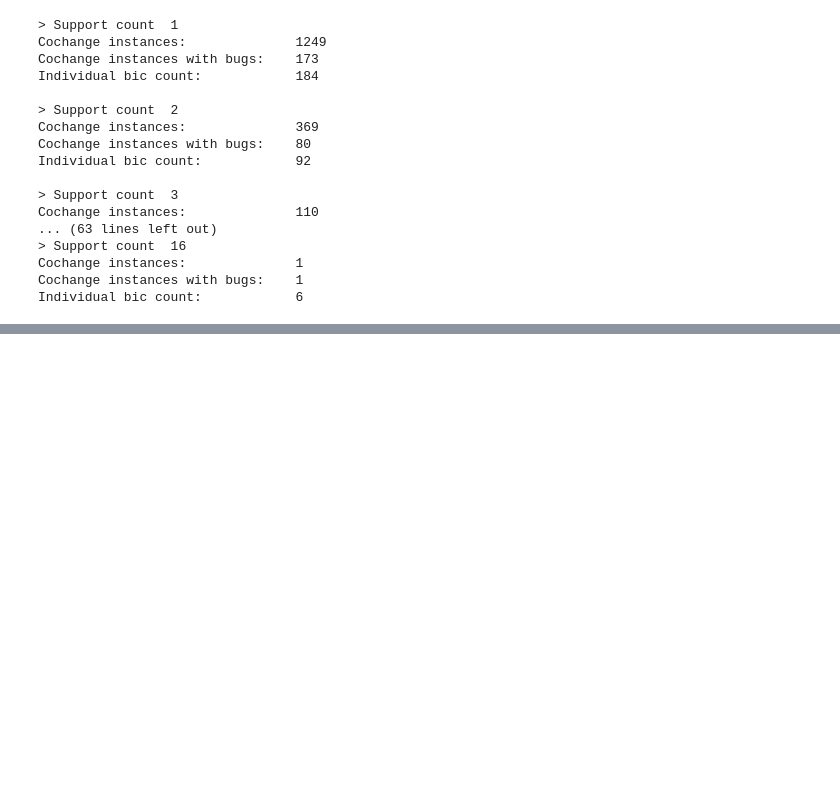
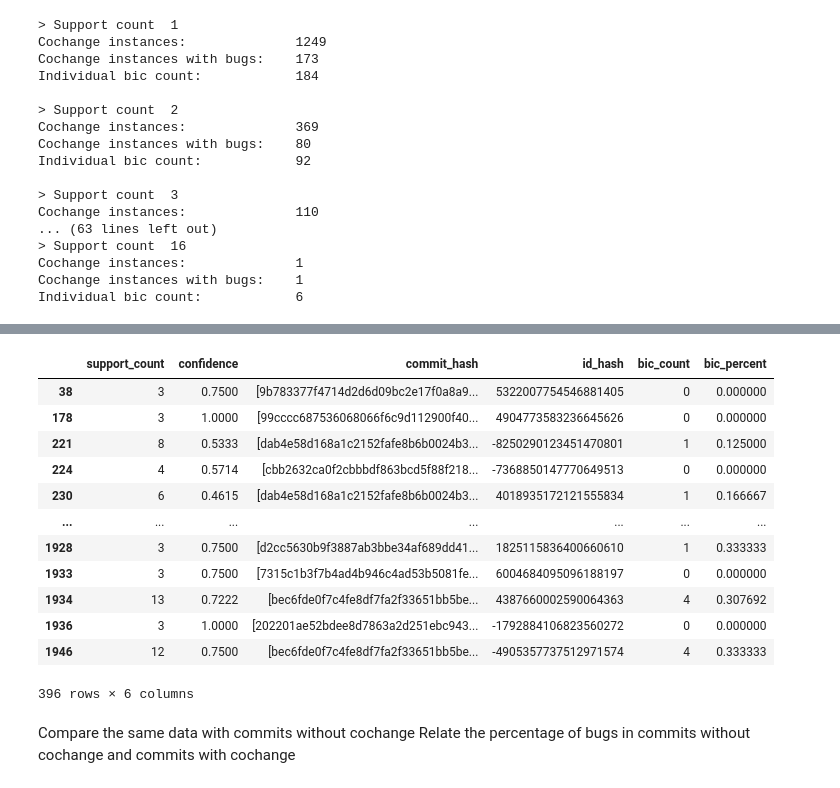
Before and after one commit to luisamaralh/co-change-dependencies, a Jupyter notebook: notebooks/eda.ipynb, the cells around one changed output, grey strips where cells are left out. Drawn from its saved outputs; the diff is of its cells as text; code cells hidden in the pictures; blank space fills up the shorter version.

```diff
--- a/notebooks/eda.ipynb
+++ b/notebooks/eda.ipynb
@@ -191,0 +193,25 @@ compare_cc_bugs.cc_bugs_perc.plot(
+# %%
+unique_cc['bic_percent'] =\
+    unique_cc[unique_cc.bic_count > 0][['commit_hash', 'bic_count']]\
+    .apply(lambda x: x[1] / len(x[0]), axis=1)
+
+unique_cc.bic_percent = unique_cc.bic_percent.fillna(0.0)
+# %%
+unique_cc[(unique_cc.commit_hash.apply(lambda x: len(x) > 2))]
+# %% [output]
+|  | support_count | confidence | commit_hash | id_hash | bic_count | bic_percent |
+| 38 | 3 | 0.7500 | [9b783377f4714d2d6d09bc2e17f0a8a9... | 5322007754546881405 | 0 | 0.000000 |
+| 178 | 3 | 1.0000 | [99cccc687536068066f6c9d112900f40... | 4904773583236645626 | 0 | 0.000000 |
+| 221 | 8 | 0.5333 | [dab4e58d168a1c2152fafe8b6b0024b3... | -8250290123451470801 | 1 | 0.125000 |
+| 224 | 4 | 0.5714 | [cbb2632ca0f2cbbbdf863bcd5f88f218... | -7368850147770649513 | 0 | 0.000000 |
+| 230 | 6 | 0.4615 | [dab4e58d168a1c2152fafe8b6b0024b3... | 4018935172121555834 | 1 | 0.166667 |
+| ... | ... | ... | ... | ... | ... | ... |
+| 1928 | 3 | 0.7500 | [d2cc5630b9f3887ab3bbe34af689dd41... | 1825115836400660610 | 1 | 0.333333 |
+| 1933 | 3 | 0.7500 | [7315c1b3f7b4ad4b946c4ad53b5081fe... | 6004684095096188197 | 0 | 0.000000 |
+| 1934 | 13 | 0.7222 | [bec6fde0f7c4fe8df7fa2f33651bb5be... | 4387660002590064363 | 4 | 0.307692 |
+| 1936 | 3 | 1.0000 | [202201ae52bdee8d7863a2d251ebc943... | -1792884106823560272 | 0 | 0.000000 |
+| 1946 | 12 | 0.7500 | [bec6fde0f7c4fe8df7fa2f33651bb5be... | -4905357737512971574 | 4 | 0.333333 |
+396 rows × 6 columns
+# %% [markdown]
+Compare the same data with commits without cochange
+Relate the percentage of bugs in commits without cochange and commits with cochange
```
Also changed, not shown: parts of 4 cells of this notebook.
